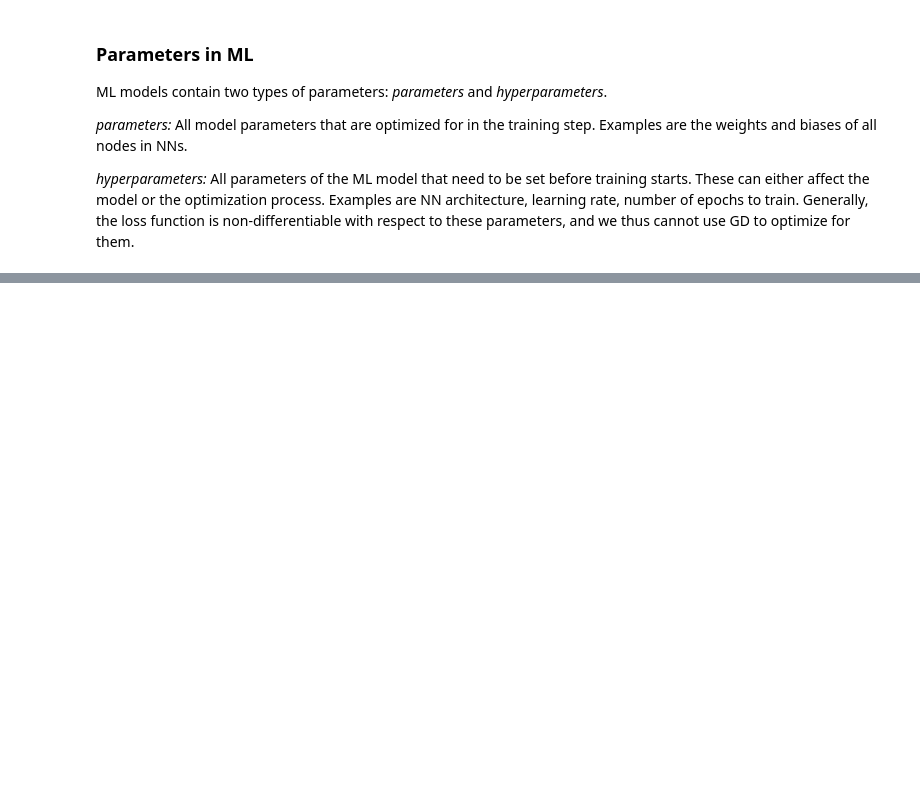
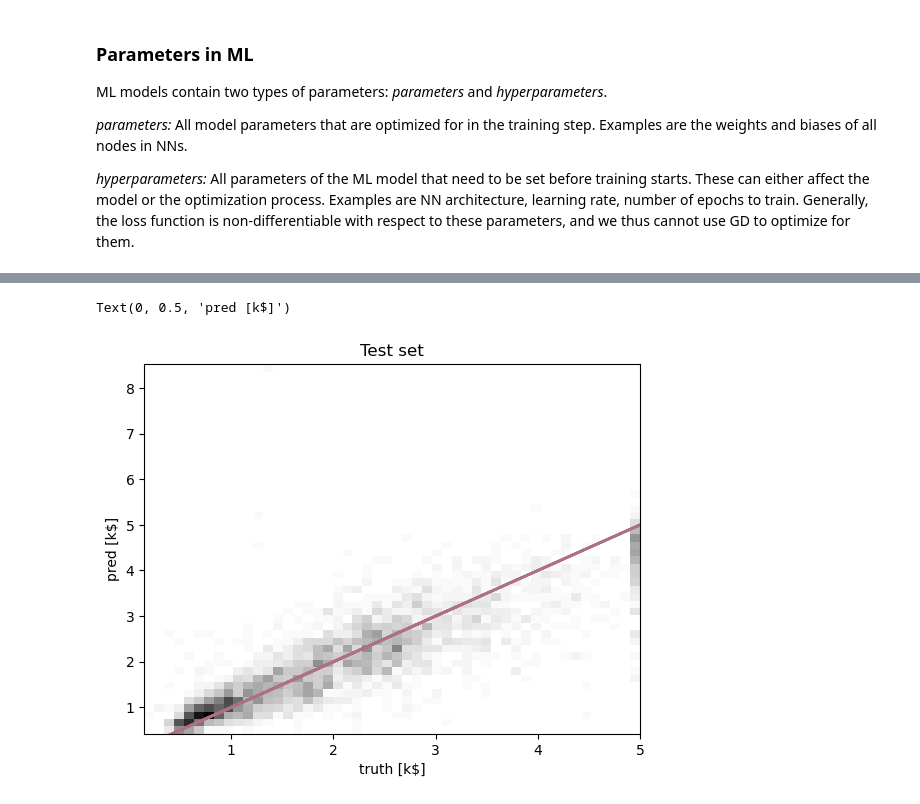
Before and after one commit to hou-physics/stat_methods_AIfA_2024_group_07, a Jupyter notebook: lecture_11/L11_intoduction-to-ML.ipynb, the cells around one changed output, grey strips where cells are left out. Drawn from its saved outputs; the diff is of its cells as text; code cells hidden in the pictures; blank space fills up the shorter version.

```diff
--- a/lecture_11/L11_intoduction-to-ML.ipynb
+++ b/lecture_11/L11_intoduction-to-ML.ipynb
@@ -294,0 +497,15 @@ With this, we arrive at the following general strategy for training ML and deter
+# %%
+with torch.no_grad():
+    test_pred = training_std[-1]*mlp(torch.from_numpy(testdata[:, :8]).float()).numpy()+\
+                    training_mean[-1]
+test_true = training_std[-1]*testdata[:, -1]+\
+                training_mean[-1]
+# %%
+plt.title(r'Test set')
+plt.hist2d(test_true, test_pred.flatten(), bins=50, cmap=plt.cm.binary)
+plt.plot(test_true, test_true, color='#AE7182', linewidth=2)
+plt.xlabel(r'truth [k$]')
+plt.ylabel(r'pred [k$]')
+# %% [output]
+Text(0, 0.5, 'pred [k$]')
+[figure, added]
```
Also changed, not shown: parts of 20 cells of this notebook.
